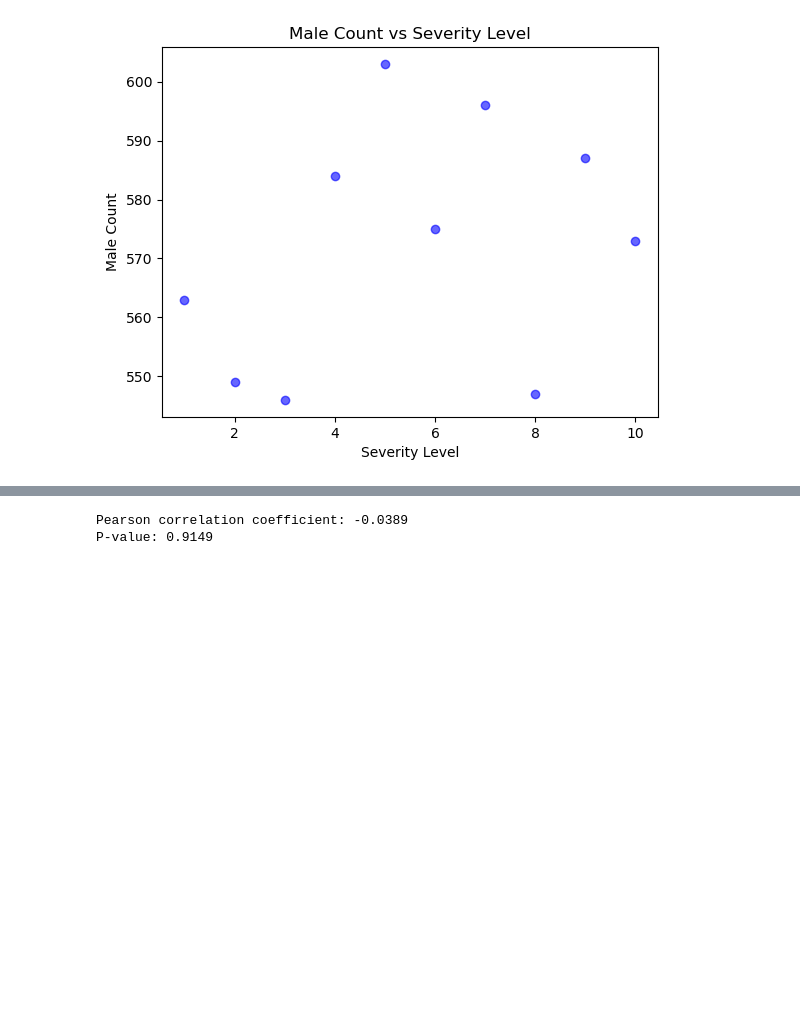
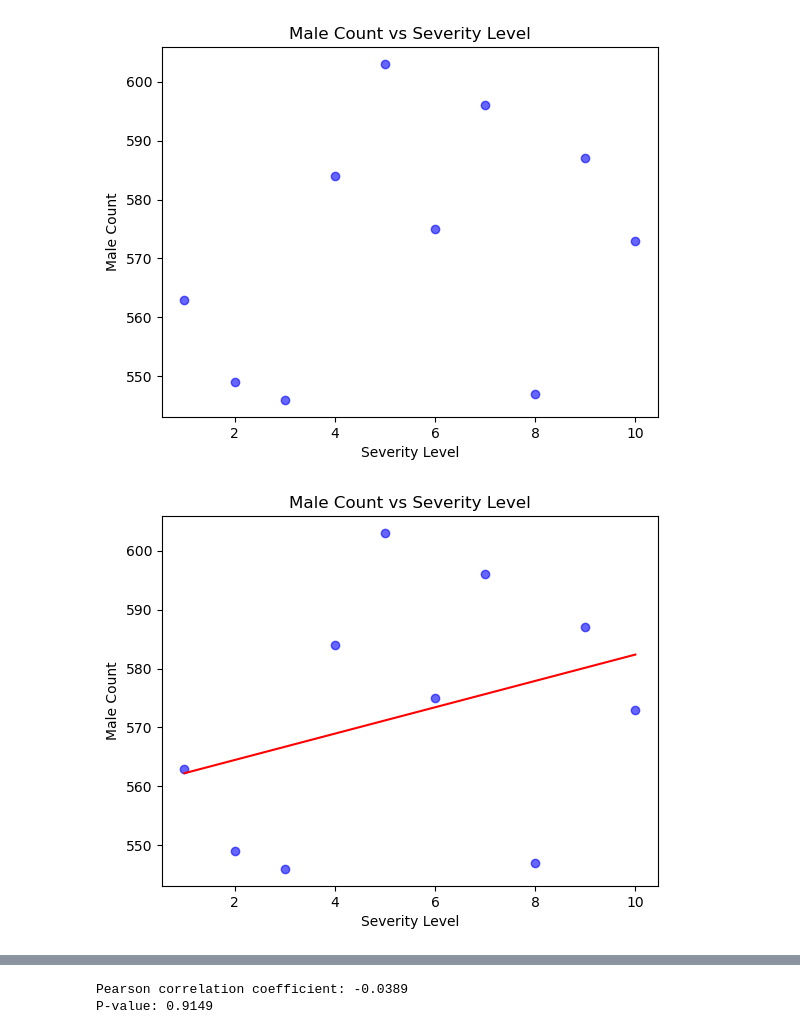
Before and after one commit to mopfun/2025-Project1-Group4, a Jupyter notebook: main.ipynb, the cells around one changed output, grey strips where cells are left out. Saved outputs shown, nothing was run; the diff lists cells and outputs as text; code cells hidden in the pictures; blank space fills up the shorter version.

```diff
--- a/main.ipynb
+++ b/main.ipynb
@@ -337,3 +415,35 @@ plt.savefig('Outputs/Male_Count_vs_Severity_Level.png')
 plt.show()
 # %% [output]
 [figure]
+# %%
+# Generate regression values
+x = df_selected.index  # Severity Level
+y = df_selected["Male"]  # Male Count
+
+# Perform linear regression
+slope, intercept, r_value, p_value, std_err = linregress(x, y)
+
+# Calculate regression line
+regression_line = slope * x + intercept
+
+# Create scatter plot
+plt.scatter(x, y, color='blue', alpha=0.6, label="Data Points")
+
+# Plot regression line
+plt.plot(x, regression_line, color='red', label="Regression Line")
+
+# Labels and title
+plt.xlabel("Severity Level")
+plt.ylabel("Male Count")
+plt.title("Male Count vs Severity Level")
+
+# Add legend
+# plt.legend()
+
+# Save the figure
+plt.savefig('Outputs/Male_Count_Regression.png')
+
+# Show the plot
+plt.show()
+# %% [output]
+[figure, added]
```
Also changed, not shown: parts of 21 cells of this notebook, 3 other files.
